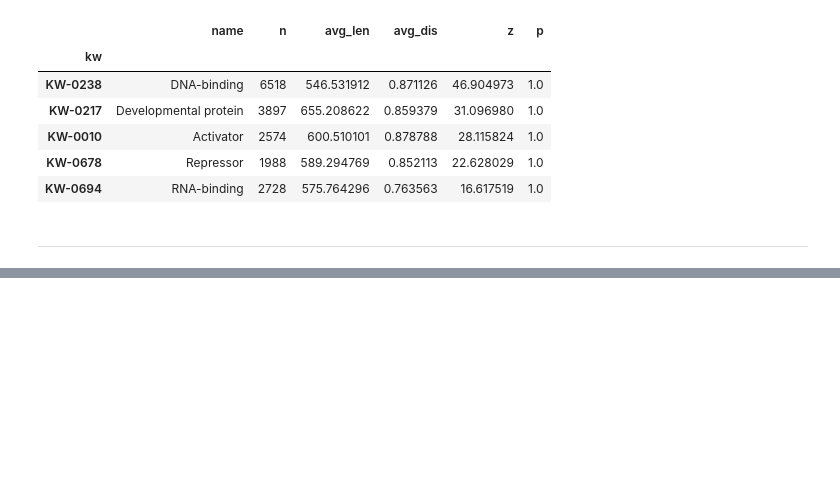
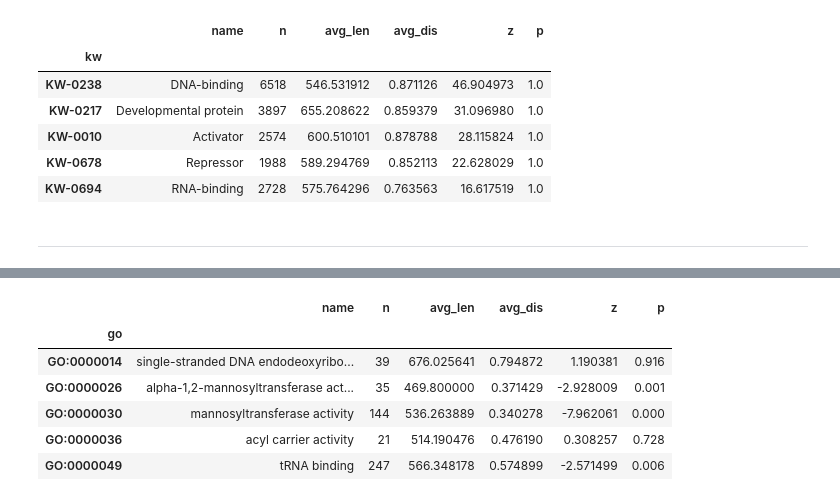
Before and after one commit to gvinterhalter/MASTER2, a Jupyter notebook: 2.0 Analiza.ipynb, the cells around one changed output, grey strips where cells are left out. Saved outputs shown, nothing was run; the diff lists cells and outputs as text; code cells hidden in the pictures; blank space fills up the shorter version.

```diff
--- a/2.0 Analiza.ipynb
+++ b/2.0 Analiza.ipynb
@@ -268,0 +423,3 @@ display.display_svg(G.draw(format='svg'), raw=True)
+# %%
+valid_terms = [t for t in term_list if t.dependency_number==0 and len(t.proteins) >= 20]
+len(valid_terms)
@@ -268,0 +428,9 @@ display.display_svg(G.draw(format='svg'), raw=True)
+# %%
+prot_stat = sql(r"""
+select ac, len, dis40
+from valid_proteins
+""")
+prot_stat = {k:tuple(v.values()) for k, v in prot_stat.to_dict(orient='index').items() }
+for k, v in prot_stat.items():
+    print(k, v)
+    break
@@ -268,0 +439,10 @@ display.display_svg(G.draw(format='svg'), raw=True)
+# %%
+Fj_go_raw = []
+for t in valid_terms:
+    prot_dis40 = np.array( [prot_stat[prot][1]for prot in t.proteins ] )
+    prot_len = np.array( [prot_stat[prot][0]for prot in t.proteins ] )
+    Fj_go_raw.append( (t.id, t.name, len(prot_len), prot_len.mean(), prot_dis40.mean(), prot_len) )
+    #break
+
+Fj_go_raw = pd.DataFrame(Fj_go_raw, columns=['go', 'name', 'n', 'avg_len', 'avg_dis', 'length_list']).set_index('go')
+Fj_go_raw.head()
@@ -268,0 +457,2 @@ display.display_svg(G.draw(format='svg'), raw=True)
+# %%
+Fj_go_stat = calc_stat(Fj_go_raw, PL)
@@ -268,0 +461,10 @@ display.display_svg(G.draw(format='svg'), raw=True)
+# %%
+Fj_go_stat.head()
+# %% [output]
+|  | name | n | avg_len | avg_dis | z | p |
+| go |  |  |  |  |  |  |
+| GO:0000014 | single-stranded DNA endodeoxyribo... | 39 | 676.025641 | 0.794872 | 1.190381 | 0.916 |
+| GO:0000026 | alpha-1,2-mannosyltransferase act... | 35 | 469.800000 | 0.371429 | -2.928009 | 0.001 |
+| GO:0000030 | mannosyltransferase activity | 144 | 536.263889 | 0.340278 | -7.962061 | 0.000 |
+| GO:0000036 | acyl carrier activity | 21 | 514.190476 | 0.476190 | 0.308257 | 0.728 |
+| GO:0000049 | tRNA binding | 247 | 566.348178 | 0.574899 | -2.571499 | 0.006 |
```
Also changed, not shown: parts of 32 cells of this notebook, 8 other files.
